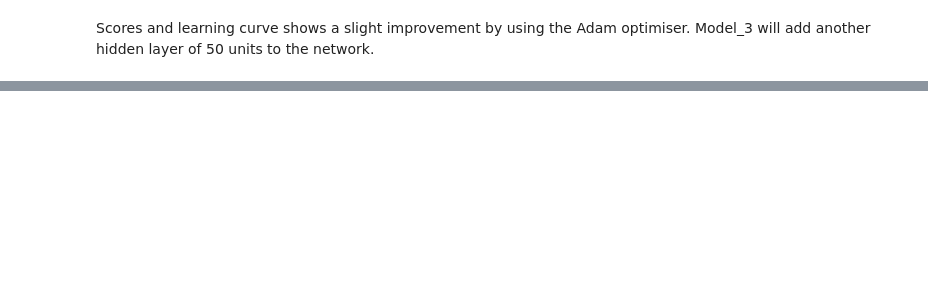
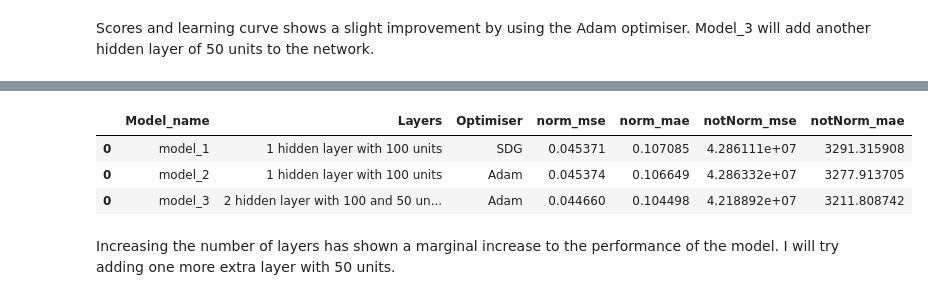
Before and after one commit to georgeharris96/TensorflowDevCourse, a Jupyter notebook: MiniProjects/MedicalInsuranceMiniProject.ipynb, the cells around one changed output, grey strips where cells are left out. Saved outputs shown, nothing was run; the diff lists cells and outputs as text; code cells hidden in the pictures; blank space fills up the shorter version.

```diff
--- a/MiniProjects/MedicalInsuranceMiniProject.ipynb
+++ b/MiniProjects/MedicalInsuranceMiniProject.ipynb
@@ -522,0 +527,9 @@ plt.show()
+# %%
+metrics
+# %% [output]
+|  | Model_name | Layers | Optimiser | norm_mse | norm_mae | notNorm_mse | notNorm_mae |
+| 0 | model_1 | 1 hidden layer with 100 units | SDG | 0.045371 | 0.107085 | 4.286111e+07 | 3291.315908 |
+| 0 | model_2 | 1 hidden layer with 100 units | Adam | 0.045374 | 0.106649 | 4.286332e+07 | 3277.913705 |
+| 0 | model_3 | 2 hidden layer with 100 and 50 un... | Adam | 0.044660 | 0.104498 | 4.218892e+07 | 3211.808742 |
+# %% [markdown]
+Increasing the number of layers has shown a marginal increase to the performance of the model. I will try adding one more extra layer with 50 units.
```
Also changed, not shown: parts of 13 cells of this notebook.
